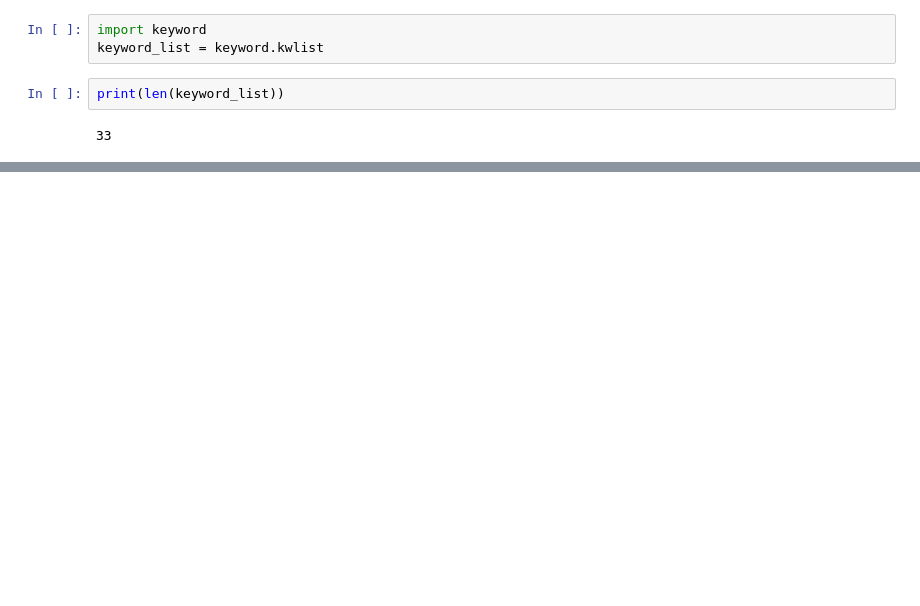
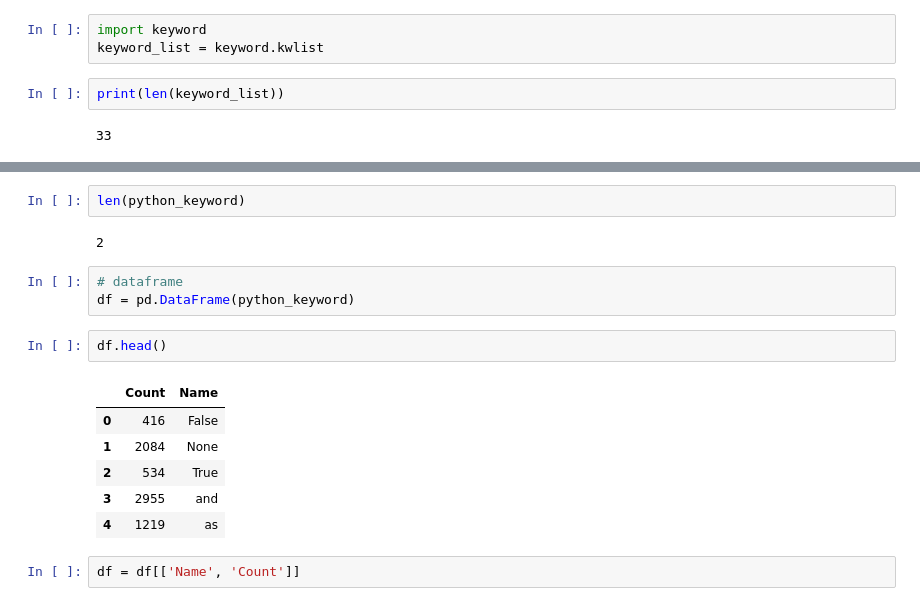
Before and after one commit to MCParab/Fun-With-RNNs, a Jupyter notebook: python_code_text_processing.ipynb, the cells around one changed output, grey strips where cells are left out. Saved outputs shown, nothing was run; the diff lists cells and outputs as text; blank space fills up the shorter version.

```diff
--- a/python_code_text_processing.ipynb
+++ b/python_code_text_processing.ipynb
@@ -19,0 +77,18 @@ print(len(keyword_list))
+# %%
+len(python_keyword)
+# %% [output]
+2
+# %%
+# dataframe
+df = pd.DataFrame(python_keyword)
+# %%
+df.head()
+# %% [output]
+|  | Count | Name |
+| 0 | 416 | False |
+| 1 | 2084 | None |
+| 2 | 534 | True |
+| 3 | 2955 | and |
+| 4 | 1219 | as |
+# %%
+df = df[['Name', 'Count']]
```
Also changed, not shown: parts of 11 cells of this notebook, 2 other files.
